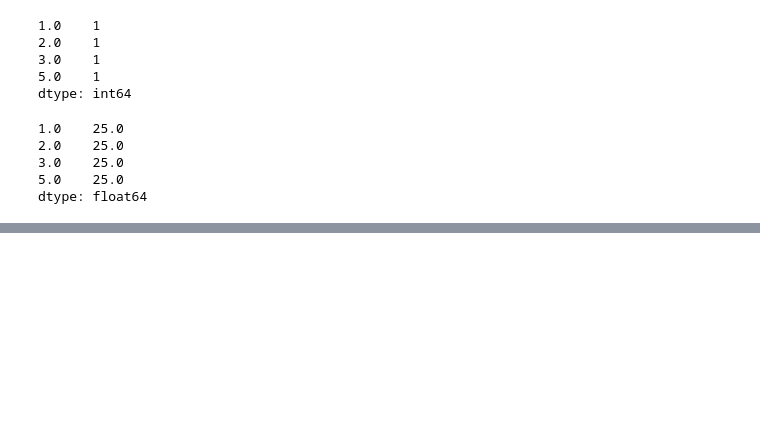
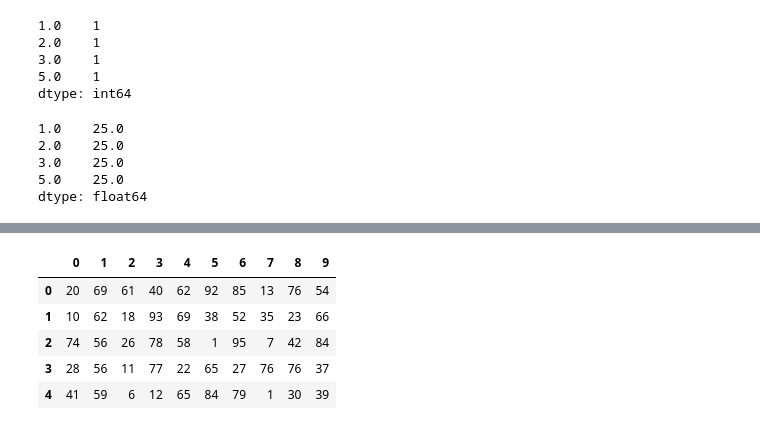
Before and after one commit to chlazaris/pandas_training, a Jupyter notebook: Pandas_Training.ipynb, the cells around one changed output, grey strips where cells are left out. Saved outputs shown, nothing was run; the diff lists cells and outputs as text; code cells hidden in the pictures; blank space fills up the shorter version.

```diff
--- a/Pandas_Training.ipynb
+++ b/Pandas_Training.ipynb
@@ -576,0 +673,11 @@ dtype: int64
+# %%
+df = pd.DataFrame(array)
+# %%
+df.head()
+# %% [output]
+|  | 0 | 1 | 2 | 3 | 4 | 5 | 6 | 7 | 8 | 9 |
+| 0 | 20 | 69 | 61 | 40 | 62 | 92 | 85 | 13 | 76 | 54 |
+| 1 | 10 | 62 | 18 | 93 | 69 | 38 | 52 | 35 | 23 | 66 |
+| 2 | 74 | 56 | 26 | 78 | 58 | 1 | 95 | 7 | 42 | 84 |
+| 3 | 28 | 56 | 11 | 77 | 22 | 65 | 27 | 76 | 76 | 37 |
+| 4 | 41 | 59 | 6 | 12 | 65 | 84 | 79 | 1 | 30 | 39 |
```
Also changed, not shown: parts of 22 cells of this notebook.
